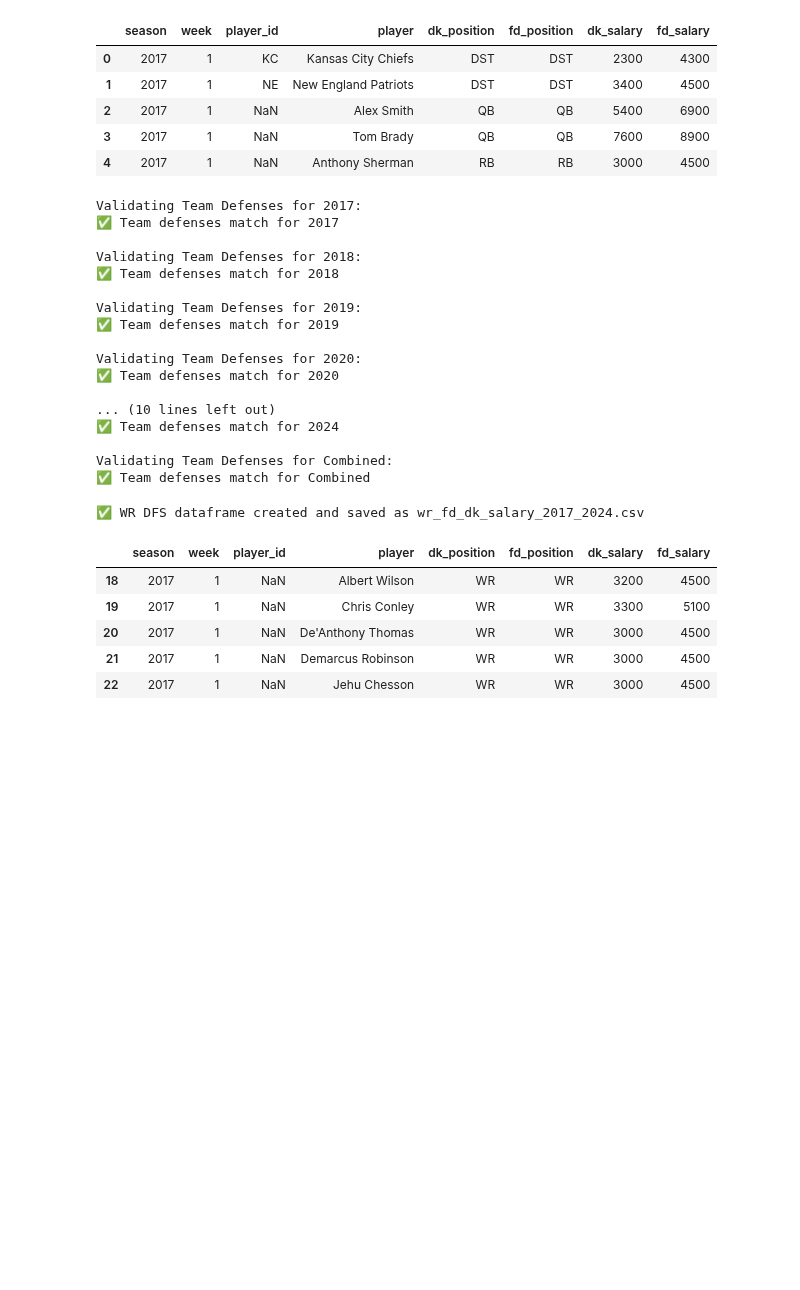
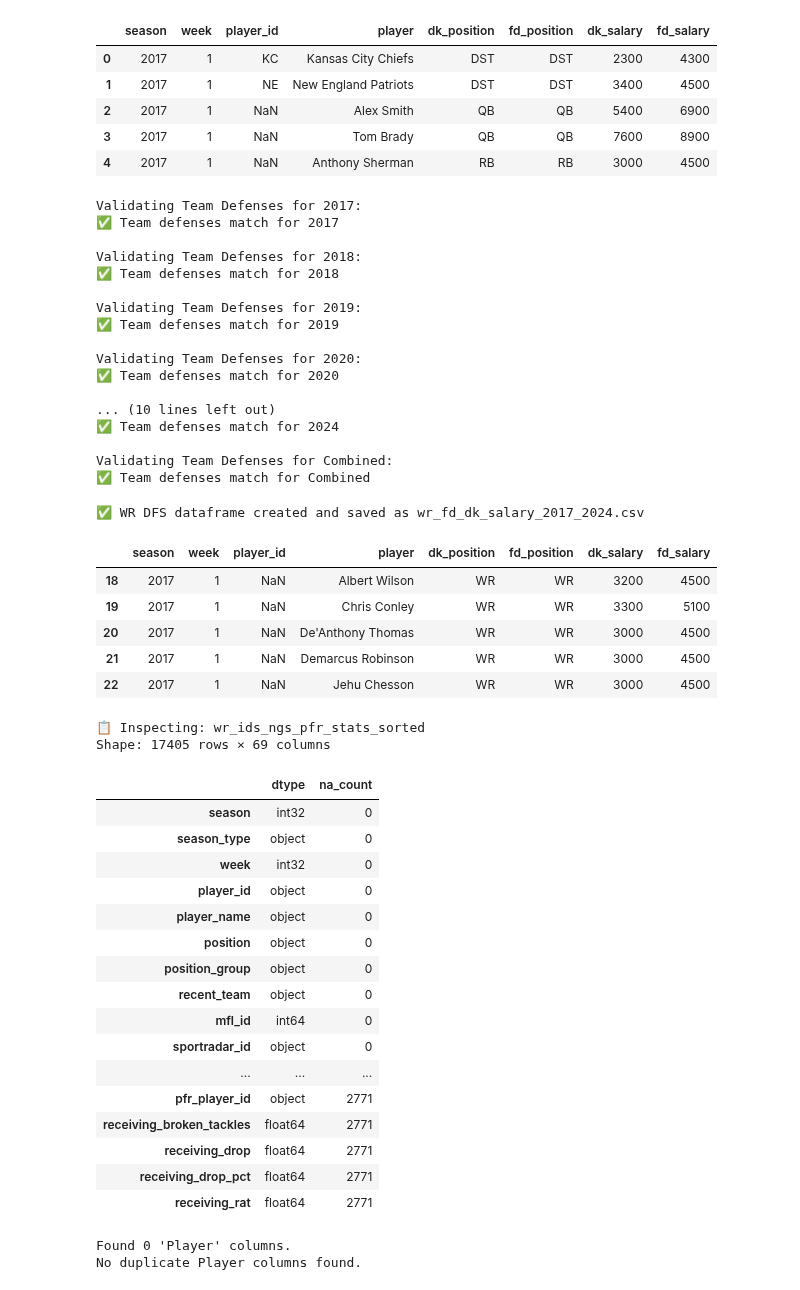
Before and after one commit to ARCtechmo/fanfav, a Jupyter notebook: wr_df.ipynb, the cells around one changed output. Cells and saved outputs as stored; diff of their text form; code cells hidden in the pictures; blank space fills up the shorter version.

```diff
--- a/wr_df.ipynb
+++ b/wr_df.ipynb
@@ -2972,7 +2972,7 @@ else:
 
 
     # *** csv file ***
-    nfl_fd_dk_salary_combined.to_csv(final_filename, index=False)
+    # nfl_fd_dk_salary_combined.to_csv(final_filename, index=False)
 
     print(f"\n✅ Final combined CSV saved as: {final_filename}")
 
@@ -3086,0 +3095,47 @@ display(wr_fd_dk_salary_2017_current_df.head())
+# %%
+
+
+# Create a global dictionary to collect inspection results
+inspection_logs = {}
+
+def inspect_dataframe_types(df: pd.DataFrame, df_name: str = ""):
+    """
+    Display and log dtype and missing value summary for a dataframe.
+    """
+    pd.set_option('display.max_rows', None)
+    pd.set_option('display.max_columns', None)
+
+    print(f"📋 Inspecting: {df_name}")
+    print(f"Shape: {df.shape[0]} rows × {df.shape[1]} columns")
+    result = df.dtypes.to_frame("dtype").join(df.isna().sum().to_frame("na_count"))
+    display(result)
+
+    # Save to a dictionary for later comparison
+    inspection_logs[df_name] = result
+
+    pd.reset_option('display.max_rows')
+    pd.reset_option('display.max_columns')
+# %%
+# pre-normalization step: inspect dataframes for column data tpes
+# output: baseline dataframe columns for wr_ids_ngs_pfr_stats_sorted
+inspect_dataframe_types(wr_ids_ngs_pfr_stats_sorted, "wr_ids_ngs_pfr_stats_sorted")
+# %% [output]
+📋 Inspecting: wr_ids_ngs_pfr_stats_sorted
+Shape: 17405 rows × 69 columns
+|  | dtype | na_count |
+| season | int32 | 0 |
+| season_type | object | 0 |
+| week | int32 | 0 |
+| player_id | object | 0 |
+| player_name | object | 0 |
+| position | object | 0 |
+| position_group | object | 0 |
+| recent_team | object | 0 |
+| mfl_id | int64 | 0 |
+| sportradar_id | object | 0 |
+| ... | ... | ... |
+| pfr_player_id | object | 2771 |
+| receiving_broken_tackles | float64 | 2771 |
+| receiving_drop | float64 | 2771 |
+| receiving_drop_pct | float64 | 2771 |
+| receiving_rat | float64 | 2771 |
@@ -3086,0 +3149,19 @@ display(wr_fd_dk_salary_2017_current_df.head())
+# %%
+# Data Normalization step
+# Identify duplicate player columns in the wr_adv_fpts_rost_rz_merged_df_sorted
+# output: display of player columns
+
+# Find all "Player" columns
+player_cols = [col for col in wr_adv_fpts_rost_rz_merged_df_sorted.columns if col == 'Player']
+
+# If there are duplicates, show their actual content
+print(f"Found {len(player_cols)} 'Player' columns.")
+
+# Display the first few rows from all 'Player' columns (if duplicates exist)
+if len(player_cols) > 1:
+    display(wr_adv_fpts_rost_rz_merged_df_sorted[player_cols].head(10))
+else:
+    print("No duplicate Player columns found.")
+# %% [output]
+Found 0 'Player' columns.
+No duplicate Player columns found.
```
Also changed, not shown: parts of 17 cells of this notebook.
